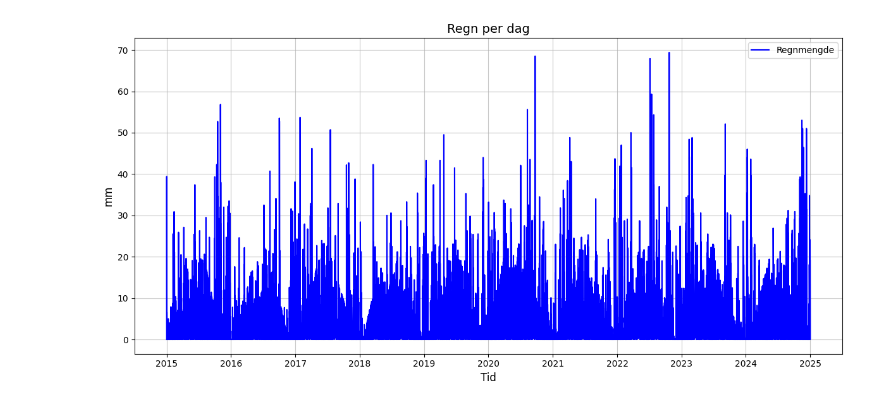
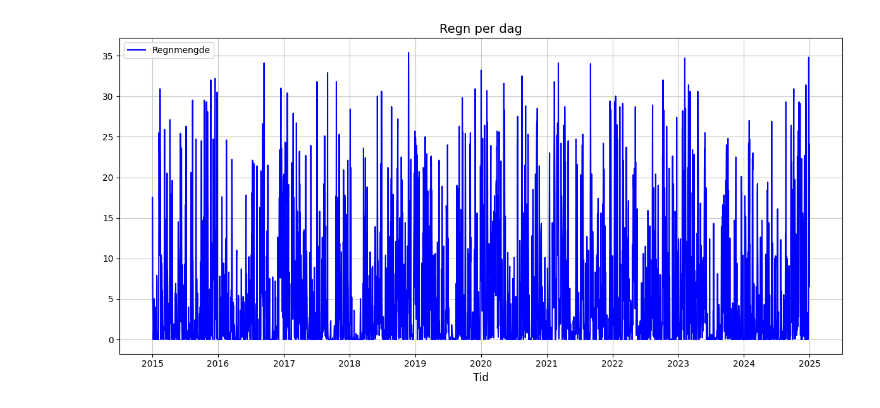
Before and after one commit to oysteike/miljodataAnalyse, a Jupyter notebook: notebooks/Plot_rain.ipynb, the cells around one changed output. Cells and saved outputs as stored; diff of their text form; code cells hidden in the pictures.

Commit message:
Restrukturert det som var file_processing til å returnere df. Og endret testen dens der etter.

```diff
--- a/notebooks/Plot_rain.ipynb
+++ b/notebooks/Plot_rain.ipynb
@@ -5,10 +5,12 @@ import os
 modul_path = os.path.join(os.path.dirname(os.getcwd()), "src" )
 sys.path.append(modul_path)
 
-from file_processing import csv_reader
+from data_processing import csv_reader, get_values, mean
 
-data_path = os.path.join(os.path.dirname(os.getcwd()), "data", "met_data.csv")
+data_path = os.path.join(os.path.dirname(os.getcwd()), "data", "Precipitation_data.csv")
 
 rain_data = csv_reader(data_path, 'sum(precipitation_amount P1D)')
-print(rain_data)
+values = get_values(rain_data, '2015-01-01', '2015-01-03')
+mean = mean(rain_data)
+print(mean)
 # %% [output]
@@ -21,40 +23,36 @@ import datetime
 def plot_rain(data):
     """
     Plotting data over time.
 
-    Data in the form: dict, {time: {Element: {value: (størrelse), unit: "Navn på y-aksen"}}}
+    Args:
+    df (pd.DataFrame): DataFrame med kolonnene ['referenceTimestamp', 'datatype', 'value', 'unit', 'station']
     """
 
     # Ekstraher tidspunkter, verdier og enhet
-    times = []
-    values = []
+    times = data['referenceTimestamp']
+    values = data['value']
     y_axis_label = None
 
-    for time, elements in data.items():
-        for element, details in elements.items():
-            # Konverter ISO 8601-strengen til datetime-objekt
-            times.append(datetime.datetime.fromisoformat(time.rstrip("Z")))
-            values.append(details["value"])
-            y_axis_label = details["unit"]
+
 
     # Opprett figur
     plt.figure(figsize=(12, 6))
     plt.plot(times, values, color="b", linestyle='-', marker='', label="Regnmengde")
 
     plt.xlabel("Tid", fontsize=12)
     plt.ylabel(y_axis_label, fontsize=12)
     plt.title("Regn per dag", fontsize=14)
 
     # **Velg smarte x-ticks for å unngå overfylte datoer**
     num_ticks = 10  # Antall x-ticks vi ønsker
     tick_indices = np.linspace(0, len(times) - 1, num_ticks, dtype=int)  # Velg likefordelte punkter
     tick_labels = [times[i].strftime('%Y-%m') for i in tick_indices]  # Vis kun år og måned
 
     plt.grid(True, alpha=0.7)
     plt.legend()
     plt.tight_layout()
     plt.show()
 
 plot_rain(rain_data)
 # %% [output]
-[figure, old version]
+[figure, new version]
```
Also changed, not shown: parts of 1 cell of this notebook, 4 other files.
